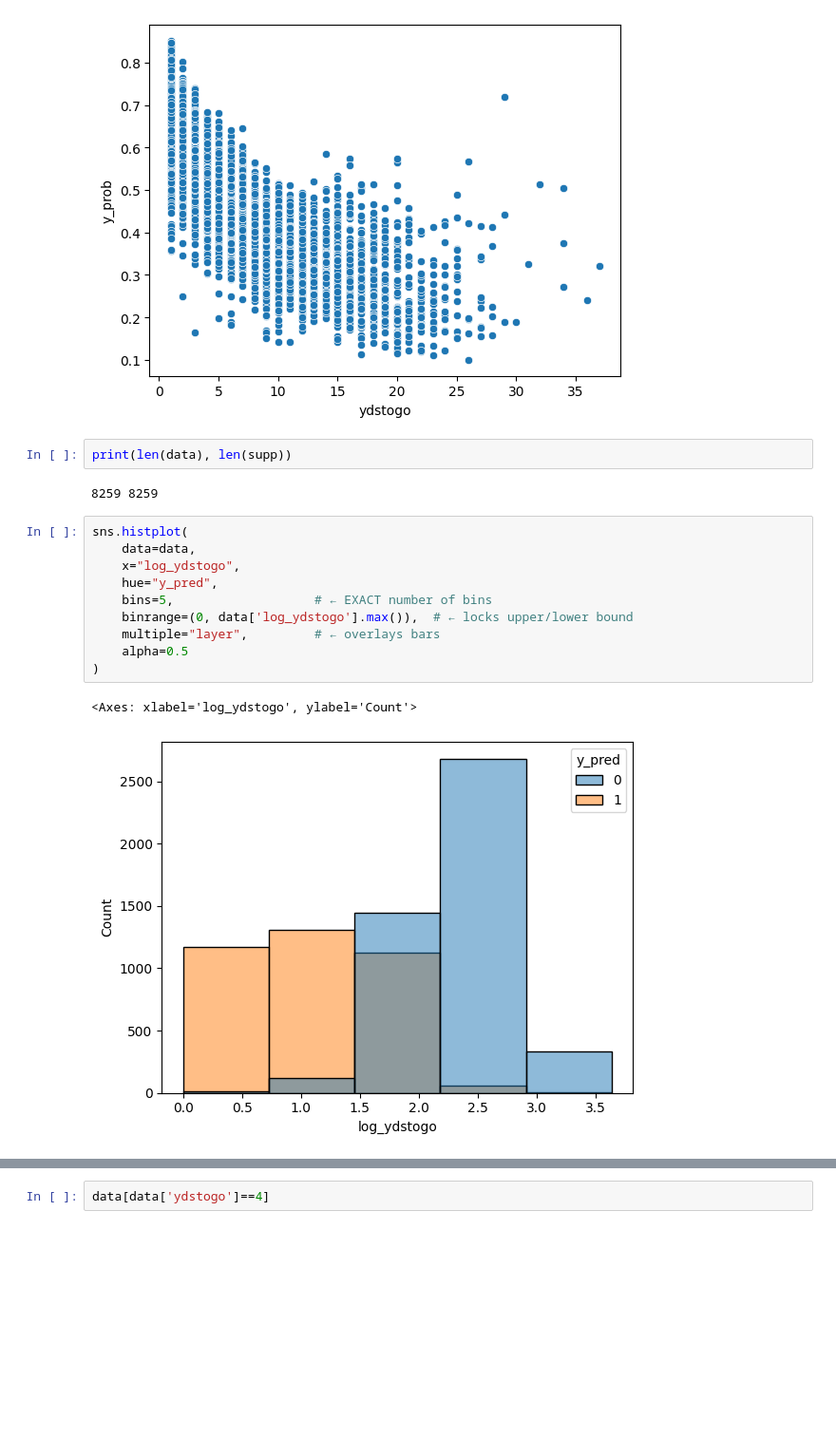
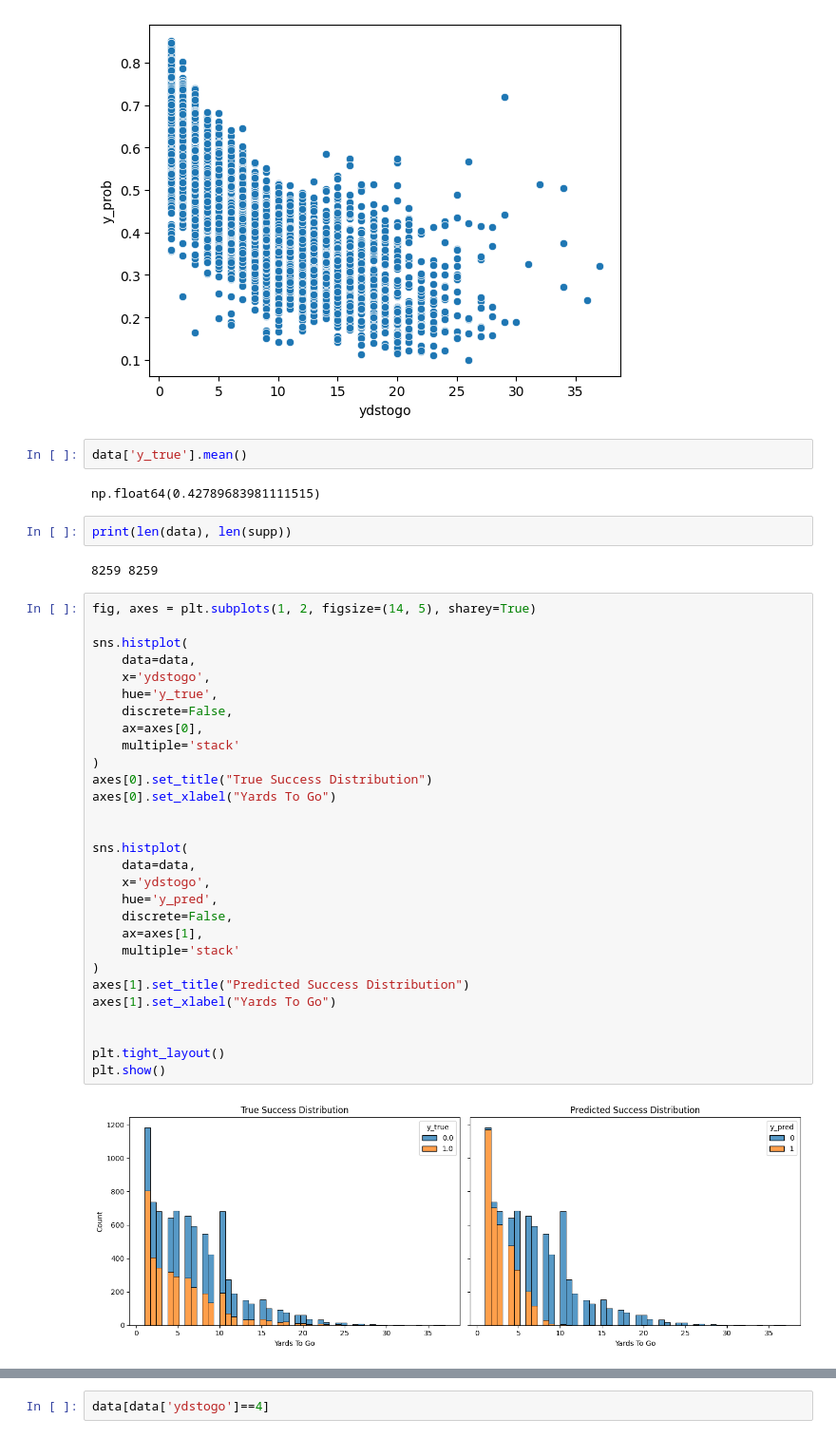
Before and after one commit to colin-seiler/NFL_SuccessWatch, a Jupyter notebook: notebooks/plots.ipynb, the cells around one changed output, grey strips where cells are left out. Shown: that part at 95% size. Drawn from its saved outputs; the diff is of its cells as text; blank space fills up the shorter version.

```diff
--- a/notebooks/plots.ipynb
+++ b/notebooks/plots.ipynb
@@ -41,21 +41,43 @@ sns.scatterplot(data=data, x='ydstogo',y='y_prob')
 # %% [output]
 <Axes: xlabel='ydstogo', ylabel='y_prob'>
 [figure]
+# %%
+data['y_true'].mean()
+# %% [output]
+np.float64(0.42789683981111515)
 # %%
 print(len(data), len(supp))
 # %% [output]
 8259 8259
 # %%
+fig, axes = plt.subplots(1, 2, figsize=(14, 5), sharey=True)
+
 sns.histplot(
     data=data,
-    x="log_ydstogo",
-    hue="y_pred",
-    bins=5,                   # ← EXACT number of bins
-    binrange=(0, data['log_ydstogo'].max()),  # ← locks upper/lower bound
-    multiple="layer",         # ← overlays bars
-    alpha=0.5
+    x='ydstogo',
+    hue='y_true',
+    discrete=False,
+    ax=axes[0],
+    multiple='stack'
 )
+axes[0].set_title("True Success Distribution")
+axes[0].set_xlabel("Yards To Go")
+
+
+sns.histplot(
+    data=data,
+    x='ydstogo',
+    hue='y_pred',
+    discrete=False,
+    ax=axes[1],
+    multiple='stack'
+)
+axes[1].set_title("Predicted Success Distribution")
+axes[1].set_xlabel("Yards To Go")
+
+
+plt.tight_layout()
+plt.show()
 # %% [output]
-<Axes: xlabel='log_ydstogo', ylabel='Count'>
-[figure, old version]
+[figure, new version]
 # %%
```
Also changed, not shown: parts of 7 cells of this notebook, 4 other files.
